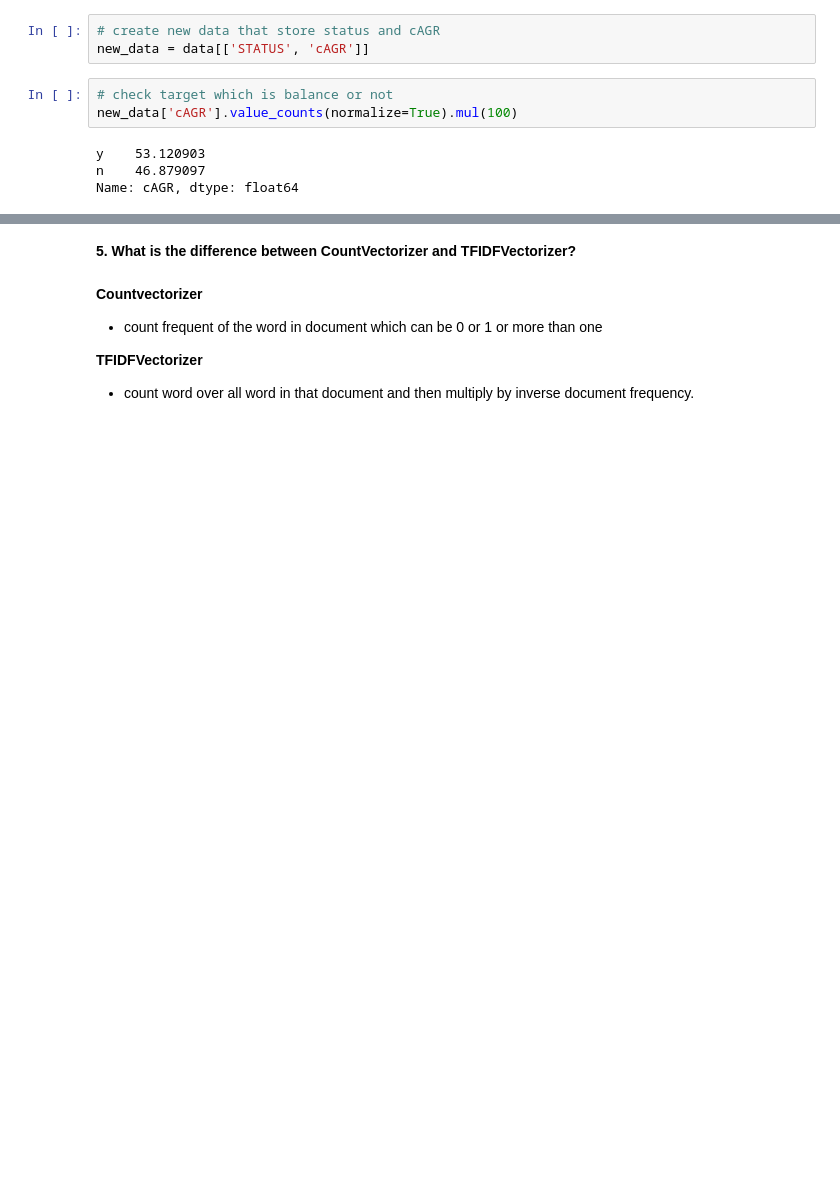
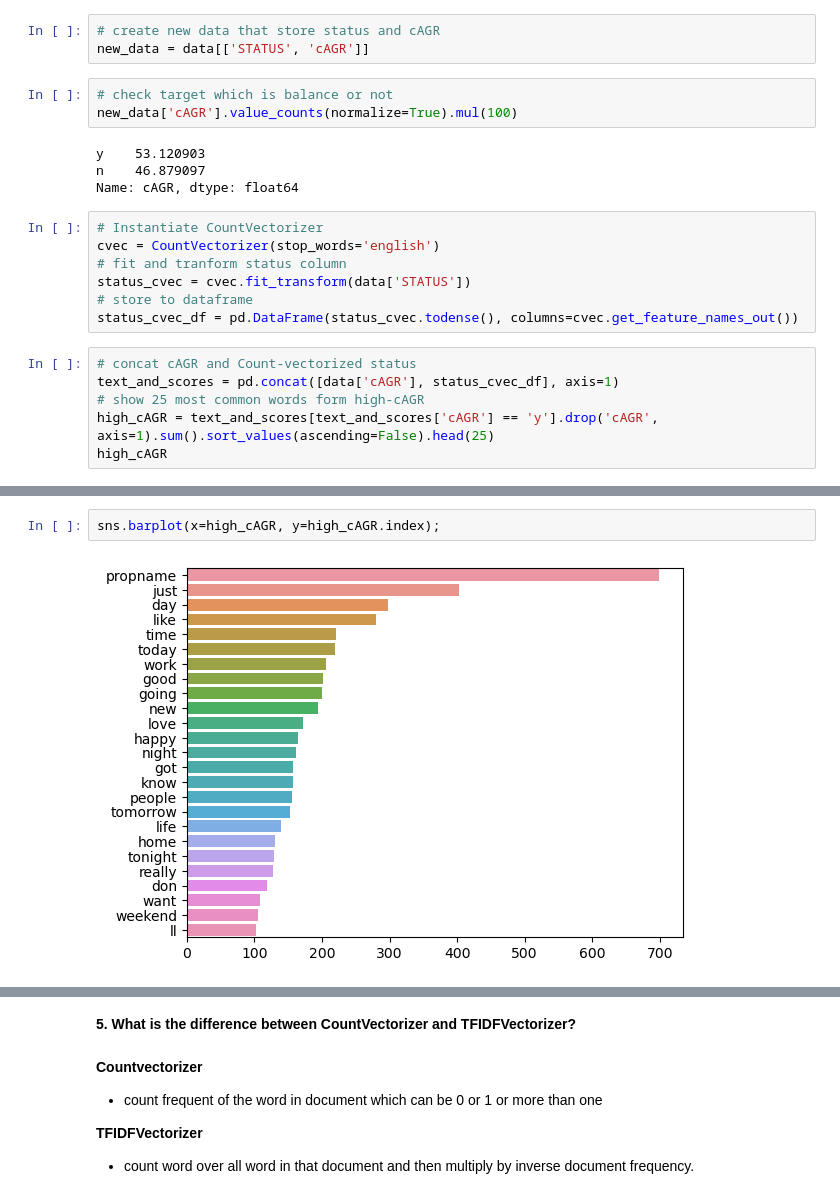
Before and after one commit to suwichacle22/modeling_five_traits, a Jupyter notebook: starter-code.ipynb, the cells around one changed output, grey strips where cells are left out. Cells and saved outputs as stored; diff of their text form; blank space fills up the shorter version.

```diff
--- a/starter-code.ipynb
+++ b/starter-code.ipynb
@@ -114,3 +114,16 @@ new_data['cAGR'].value_counts(normalize=True).mul(100)
 y    53.120903
 n    46.879097
 Name: cAGR, dtype: float64
+# %%
+# Instantiate CountVectorizer
+cvec = CountVectorizer(stop_words='english')
+# fit and tranform status column
+status_cvec = cvec.fit_transform(data['STATUS'])
+# store to dataframe
+status_cvec_df = pd.DataFrame(status_cvec.todense(), columns=cvec.get_feature_names_out())
+# %%
+# concat cAGR and Count-vectorized status
+text_and_scores = pd.concat([data['cAGR'], status_cvec_df], axis=1)
+# show 25 most common words form high-cAGR
+high_cAGR = text_and_scores[text_and_scores['cAGR'] == 'y'].drop('cAGR', axis=1).sum().sort_values(ascending=False).head(25)
+high_cAGR
@@ -116,0 +170,4 @@ Name: cAGR, dtype: float64
+# %%
+sns.barplot(x=high_cAGR, y=high_cAGR.index);
+# %% [output]
+[figure, added]
```
Also changed, not shown: parts of 22 cells of this notebook.
